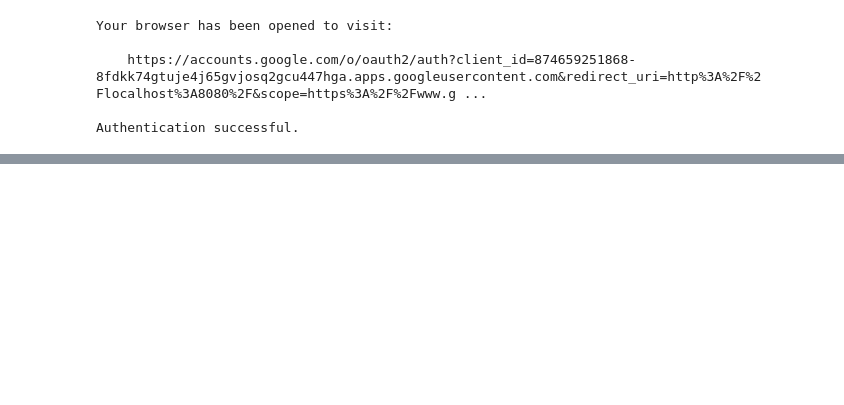
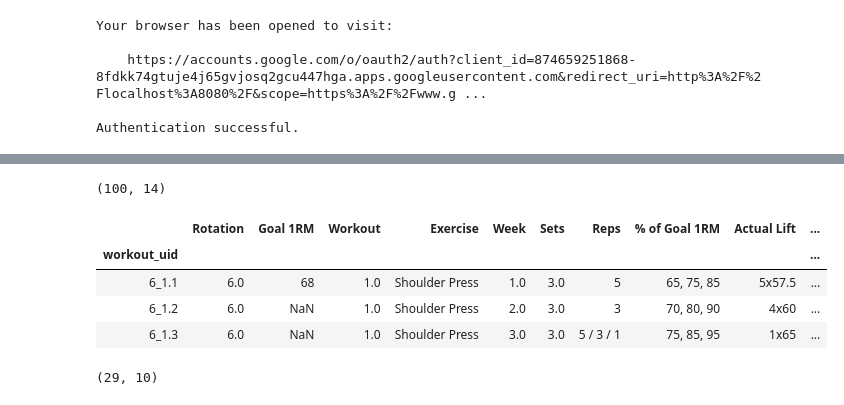
Before and after one commit to Schlutz1/FitnessAnalytics, a Jupyter notebook: process_fitness_data.ipynb, the cells around one changed output, grey strips where cells are left out. Cells and saved outputs as stored; diff of their text form; code cells hidden in the pictures; blank space fills up the shorter version.

```diff
--- a/process_fitness_data.ipynb
+++ b/process_fitness_data.ipynb
@@ -160,0 +196,26 @@ rec_df.head(2)
+# %%
+# create seperate datasets
+
+# weightlifting
+map_weightlifting = df_raw['Exercise'].apply(lambda x: True if x in lookup_weightlifting else False)
+df_weightlifting = df_raw[map_weightlifting==True][list(columns_weightlifting.keys())]
+print(df_weightlifting.shape)
+
+df_weightlifting.rename(columns = columns_weightlifting, inplace=True)
+display(df_weightlifting.head(3))
+
+# cardio
+map_cardio = df_raw['Exercise'].apply(lambda x: True if x in lookup_cardio else False)
+df_cardio = df_raw[map_cardio==True][list(columns_cardio.keys())]
+print(df_cardio.shape)
+
+df_cardio.rename(columns = columns_cardio, inplace=True)
+display(df_cardio.head(3))
+# %% [output]
+(100, 14)
+|  | Rotation | Goal 1RM | Workout | Exercise | Week | Sets | Reps | % of Goal 1RM | Actual Lift | ... |
+| workout_uid |  |  |  |  |  |  |  |  |  | ... |
+| 6_1.1 | 6.0 | 68 | 1.0 | Shoulder Press | 1.0 | 3.0 | 5 | 65, 75, 85 | 5x57.5 | ... |
+| 6_1.2 | 6.0 | NaN | 1.0 | Shoulder Press | 2.0 | 3.0 | 3 | 70, 80, 90 | 4x60 | ... |
+| 6_1.3 | 6.0 | NaN | 1.0 | Shoulder Press | 3.0 | 3.0 | 5 / 3 / 1 | 75, 85, 95 | 1x65 | ... |
+(29, 10)
```
Also changed, not shown: parts of 23 cells of this notebook.
